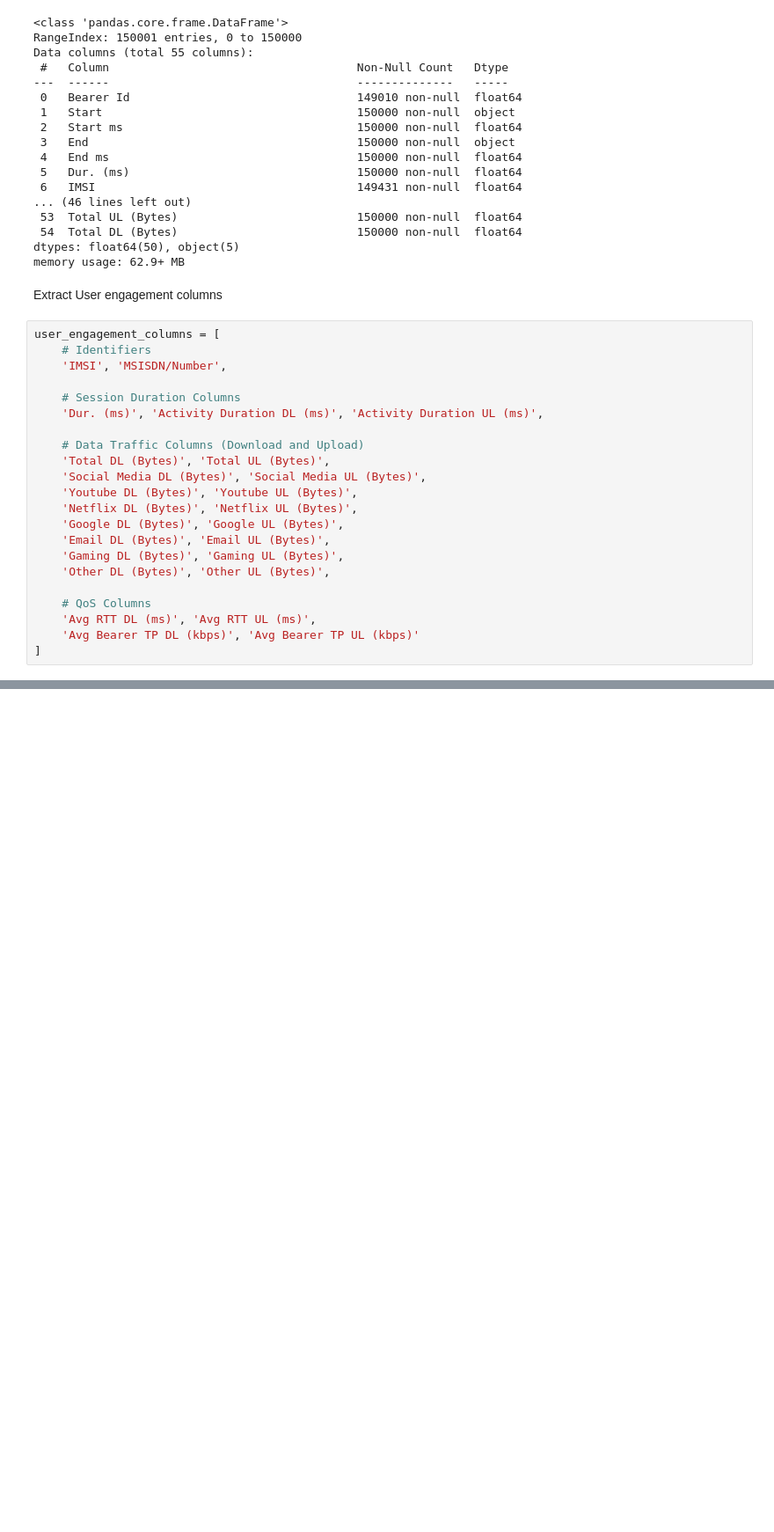
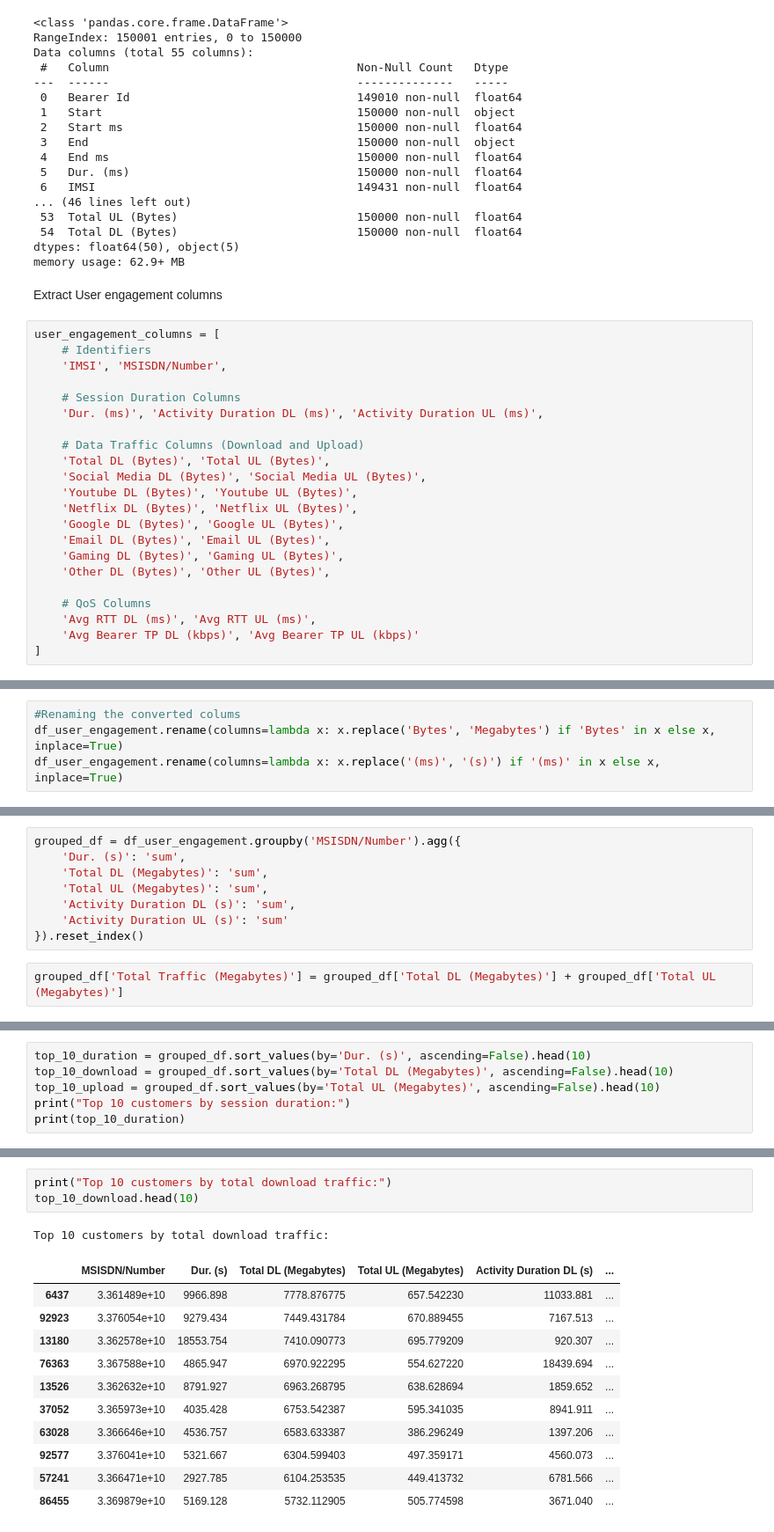
Before and after one commit to dagiteferi/User-Overview-Engagement-and-Experience-Analysis, a Jupyter notebook: notebooks/User_Engagement_Analysis.ipynb, the cells around one changed output, grey strips where cells are left out. Shown: that part at 88% size. Cells and saved outputs as stored; diff of their text form; blank space fills up the shorter version.

```diff
--- a/notebooks/User_Engagement_Analysis.ipynb
+++ b/notebooks/User_Engagement_Analysis.ipynb
@@ -161,0 +263,4 @@ user_engagement_columns = [
+# %%
+#Renaming the converted colums
+df_user_engagement.rename(columns=lambda x: x.replace('Bytes', 'Megabytes') if 'Bytes' in x else x, inplace=True)
+df_user_engagement.rename(columns=lambda x: x.replace('(ms)', '(s)') if '(ms)' in x else x, inplace=True)
@@ -161,0 +279,10 @@ user_engagement_columns = [
+# %%
+grouped_df = df_user_engagement.groupby('MSISDN/Number').agg({
+    'Dur. (s)': 'sum',
+    'Total DL (Megabytes)': 'sum',
+    'Total UL (Megabytes)': 'sum',
+    'Activity Duration DL (s)': 'sum',
+    'Activity Duration UL (s)': 'sum'
+}).reset_index()
+# %%
+grouped_df['Total Traffic (Megabytes)'] = grouped_df['Total DL (Megabytes)'] + grouped_df['Total UL (Megabytes)']
@@ -161,0 +291,6 @@ user_engagement_columns = [
+# %%
+top_10_duration = grouped_df.sort_values(by='Dur. (s)', ascending=False).head(10)
+top_10_download = grouped_df.sort_values(by='Total DL (Megabytes)', ascending=False).head(10)
+top_10_upload = grouped_df.sort_values(by='Total UL (Megabytes)', ascending=False).head(10)
+print("Top 10 customers by session duration:")
+print(top_10_duration)
@@ -161,0 +315,16 @@ user_engagement_columns = [
+# %%
+print("Top 10 customers by total download traffic:")
+top_10_download.head(10)
+# %% [output]
+Top 10 customers by total download traffic:
+|  | MSISDN/Number | Dur. (s) | Total DL (Megabytes) | Total UL (Megabytes) | Activity Duration DL (s) | ... |
+| 6437 | 3.361489e+10 | 9966.898 | 7778.876775 | 657.542230 | 11033.881 | ... |
+| 92923 | 3.376054e+10 | 9279.434 | 7449.431784 | 670.889455 | 7167.513 | ... |
+| 13180 | 3.362578e+10 | 18553.754 | 7410.090773 | 695.779209 | 920.307 | ... |
+| 76363 | 3.367588e+10 | 4865.947 | 6970.922295 | 554.627220 | 18439.694 | ... |
+| 13526 | 3.362632e+10 | 8791.927 | 6963.268795 | 638.628694 | 1859.652 | ... |
+| 37052 | 3.365973e+10 | 4035.428 | 6753.542387 | 595.341035 | 8941.911 | ... |
+| 63028 | 3.366646e+10 | 4536.757 | 6583.633387 | 386.296249 | 1397.206 | ... |
+| 92577 | 3.376041e+10 | 5321.667 | 6304.599403 | 497.359171 | 4560.073 | ... |
+| 57241 | 3.366471e+10 | 2927.785 | 6104.253535 | 449.413732 | 6781.566 | ... |
+| 86455 | 3.369879e+10 | 5169.128 | 5732.112905 | 505.774598 | 3671.040 | ... |
```
Also changed, not shown: parts of 31 cells of this notebook.
